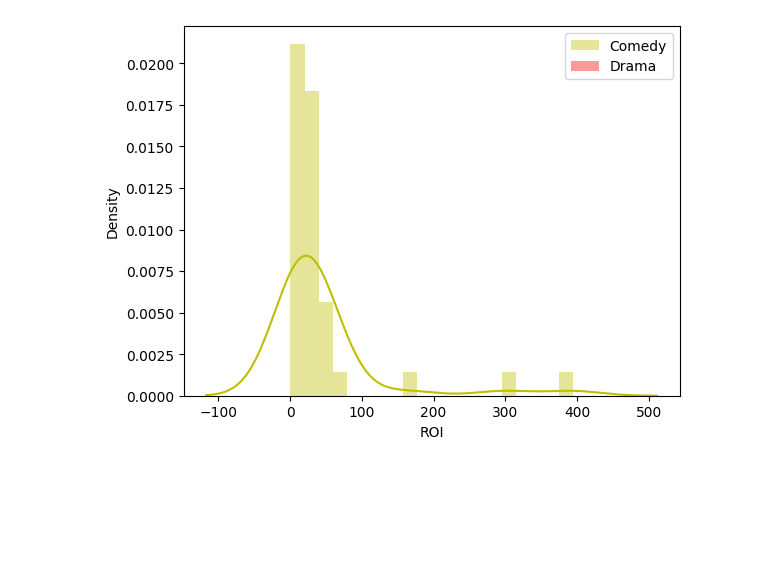
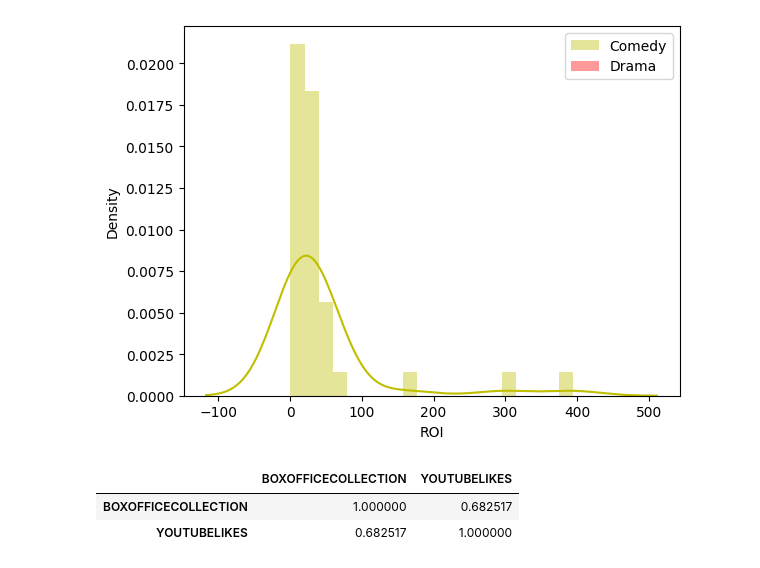
Before and after one commit to Vishal80990/Bollywood_Movie_and_SA_Heart_Data_Analysis, a Jupyter notebook: Untitled.ipynb, the cells around one changed output. Saved outputs shown, nothing was run; the diff lists cells and outputs as text; code cells hidden in the pictures; blank space fills up the shorter version.

```diff
--- a/Untitled.ipynb
+++ b/Untitled.ipynb
@@ -185,3 +185,10 @@ sn.distplot(bolly_df[bolly_df['GENRE'] == ' Drama ']['ROI'],color='r',label="Dra
 plt.legend();
 # %% [output]
 [figure]
+# %%
+#  Is there a correlation between box office collection and YouTube likes? Is the correlation positive or negative?
+bolly_df[['BOXOFFICECOLLECTION','YOUTUBELIKES']].corr()
+# %% [output]
+|  | BOXOFFICECOLLECTION | YOUTUBELIKES |
+| BOXOFFICECOLLECTION | 1.000000 | 0.682517 |
+| YOUTUBELIKES | 0.682517 | 1.000000 |
```
